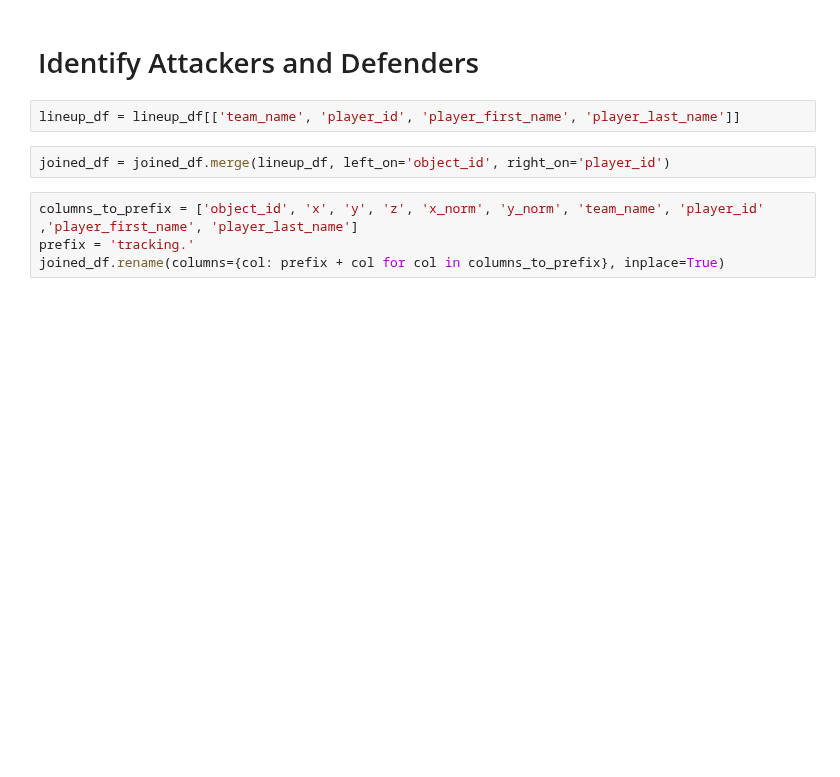
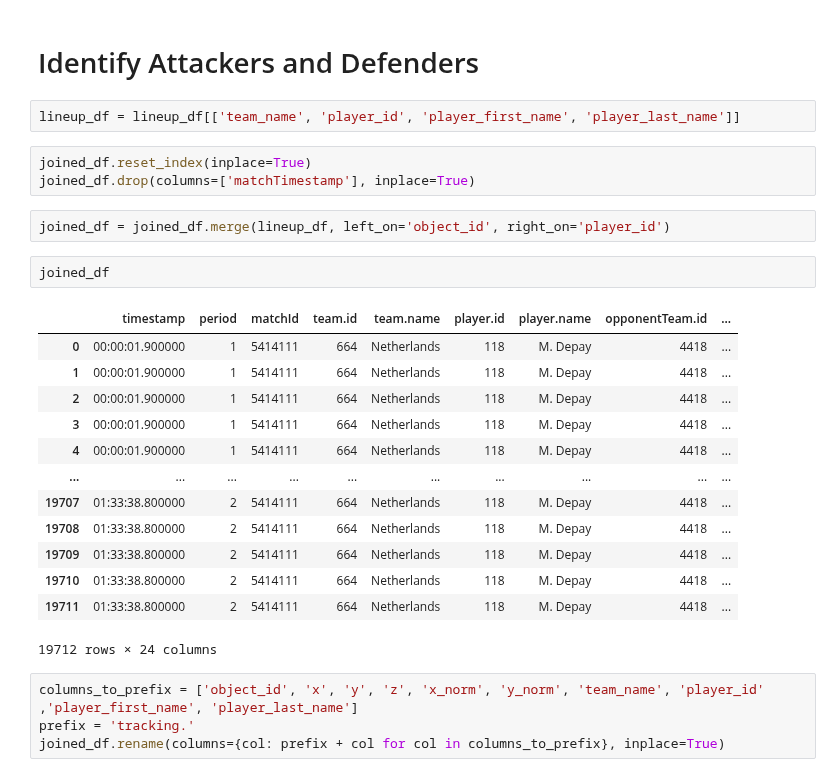
Before and after one commit to ariskoutris/defensive-passing-networks, a Jupyter notebook: src/notebooks/pass_tables.ipynb, the cells around one changed output. Cells and saved outputs as stored; diff of their text form; blank space fills up the shorter version.

```diff
--- a/src/notebooks/pass_tables.ipynb
+++ b/src/notebooks/pass_tables.ipynb
@@ -178,8 +181,27 @@ joined_df[['pass.endLocation.x', 'pass.endLocation.y']] = end_locations.apply(pd
 # Identify Attackers and Defenders
 # %%
 lineup_df = lineup_df[['team_name', 'player_id', 'player_first_name', 'player_last_name']]
+# %%
+joined_df.reset_index(inplace=True)
+joined_df.drop(columns=['matchTimestamp'], inplace=True)
 # %%
 joined_df = joined_df.merge(lineup_df, left_on='object_id', right_on='player_id')
+# %%
+joined_df
+# %% [output]
+|  | timestamp | period | matchId | team.id | team.name | player.id | player.name | opponentTeam.id | ... |
+| 0 | 00:00:01.900000 | 1 | 5414111 | 664 | Netherlands | 118 | M. Depay | 4418 | ... |
+| 1 | 00:00:01.900000 | 1 | 5414111 | 664 | Netherlands | 118 | M. Depay | 4418 | ... |
+| 2 | 00:00:01.900000 | 1 | 5414111 | 664 | Netherlands | 118 | M. Depay | 4418 | ... |
+| 3 | 00:00:01.900000 | 1 | 5414111 | 664 | Netherlands | 118 | M. Depay | 4418 | ... |
+| 4 | 00:00:01.900000 | 1 | 5414111 | 664 | Netherlands | 118 | M. Depay | 4418 | ... |
+| ... | ... | ... | ... | ... | ... | ... | ... | ... | ... |
+| 19707 | 01:33:38.800000 | 2 | 5414111 | 664 | Netherlands | 118 | M. Depay | 4418 | ... |
+| 19708 | 01:33:38.800000 | 2 | 5414111 | 664 | Netherlands | 118 | M. Depay | 4418 | ... |
+| 19709 | 01:33:38.800000 | 2 | 5414111 | 664 | Netherlands | 118 | M. Depay | 4418 | ... |
+| 19710 | 01:33:38.800000 | 2 | 5414111 | 664 | Netherlands | 118 | M. Depay | 4418 | ... |
+| 19711 | 01:33:38.800000 | 2 | 5414111 | 664 | Netherlands | 118 | M. Depay | 4418 | ... |
+19712 rows × 24 columns
 # %%
 columns_to_prefix = ['object_id', 'x', 'y', 'z', 'x_norm', 'y_norm', 'team_name', 'player_id' ,'player_first_name', 'player_last_name']
 prefix = 'tracking.'
```
Also changed, not shown: parts of 5 cells of this notebook, 2 other files.
